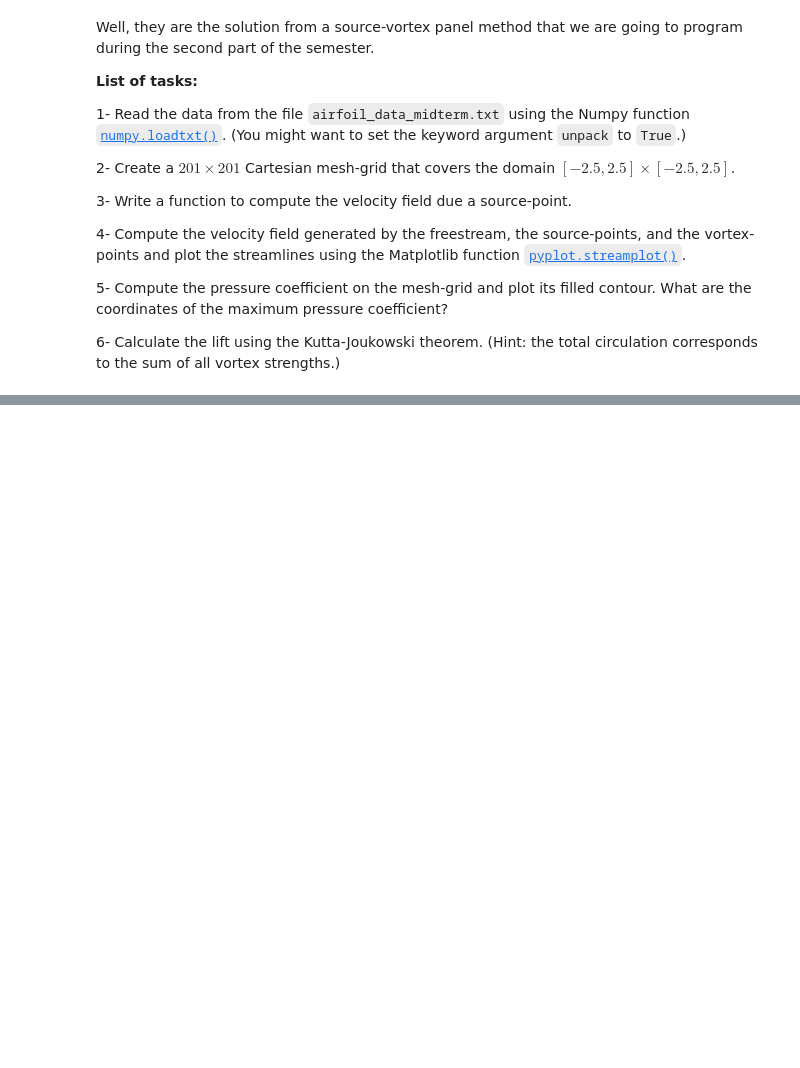
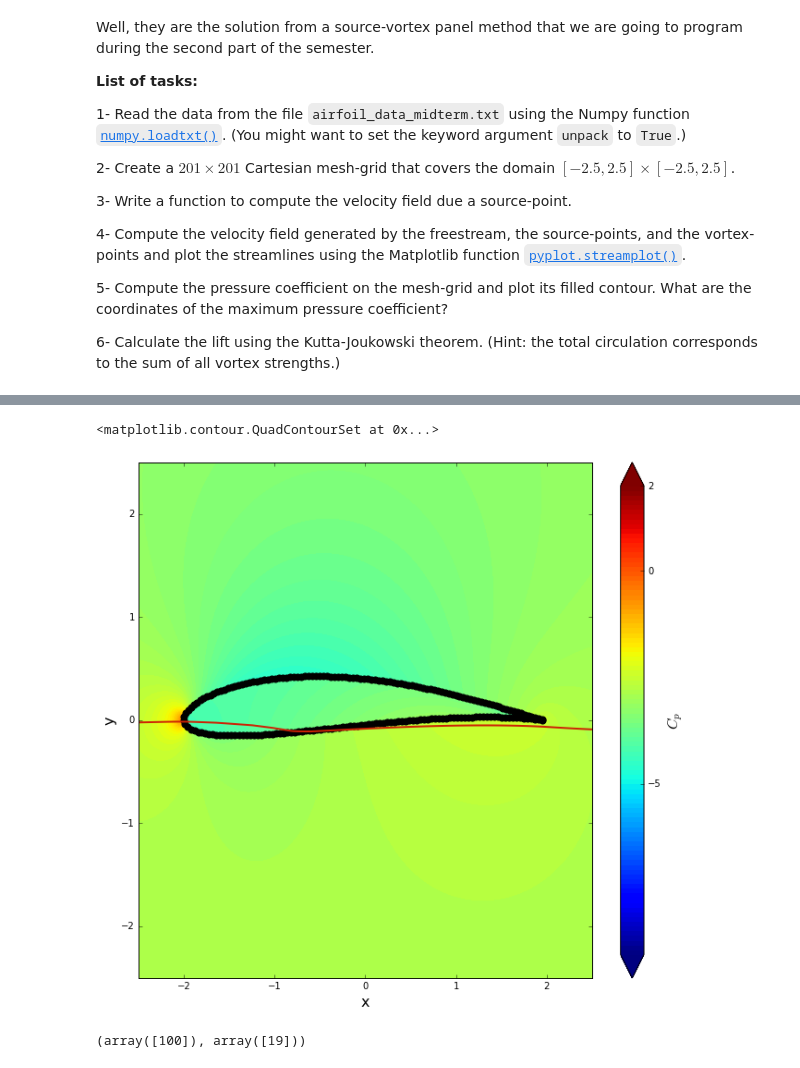
Before and after one commit to wuxuetianzi/mae6226-workspace, a Jupyter notebook: midterm/midterm.ipynb, the cells around one changed output, grey strips where cells are left out. Saved outputs shown, nothing was run; the diff lists cells and outputs as text; code cells hidden in the pictures; blank space fills up the shorter version.

```diff
--- a/midterm/midterm.ipynb
+++ b/midterm/midterm.ipynb
@@ -530,0 +594,23 @@ Well, they are the solution from a source-vortex panel method that we are going
+# %%
+cp = 1.0 - (u**2+v**2)/u_inf**2
+
+
+size = 10
+pyplot.figure(figsize=(1.1*size, size))
+pyplot.xlabel('x', fontsize=16)
+pyplot.ylabel('y', fontsize=16)
+pyplot.xlim(x_start, x_end)
+pyplot.ylim(y_start, y_end)
+contf = pyplot.contourf(X, Y, cp, levels=numpy.linspace(-9.0, 2.0, 100), extend='both')
+cbar = pyplot.colorbar(contf)
+cbar.set_label('$C_p$', fontsize=16)
+cbar.set_ticks([-12.0, -5.0, 0.0, 2.0])
+pyplot.scatter(x1, y1, color='black', s=50, marker='o')
+pyplot.contour(X,Y,psi, levels=[0.], colors='#CD2305', linewidths=2, linestyles='solid')
+# %% [output]
+<matplotlib.contour.QuadContourSet at 0x...>
+[figure, added]
+# %%
+numpy.where(cp==numpy.max(cp))
+# %% [output]
+(array([100]), array([19]))
```
Also changed, not shown: parts of 13 cells of this notebook.
